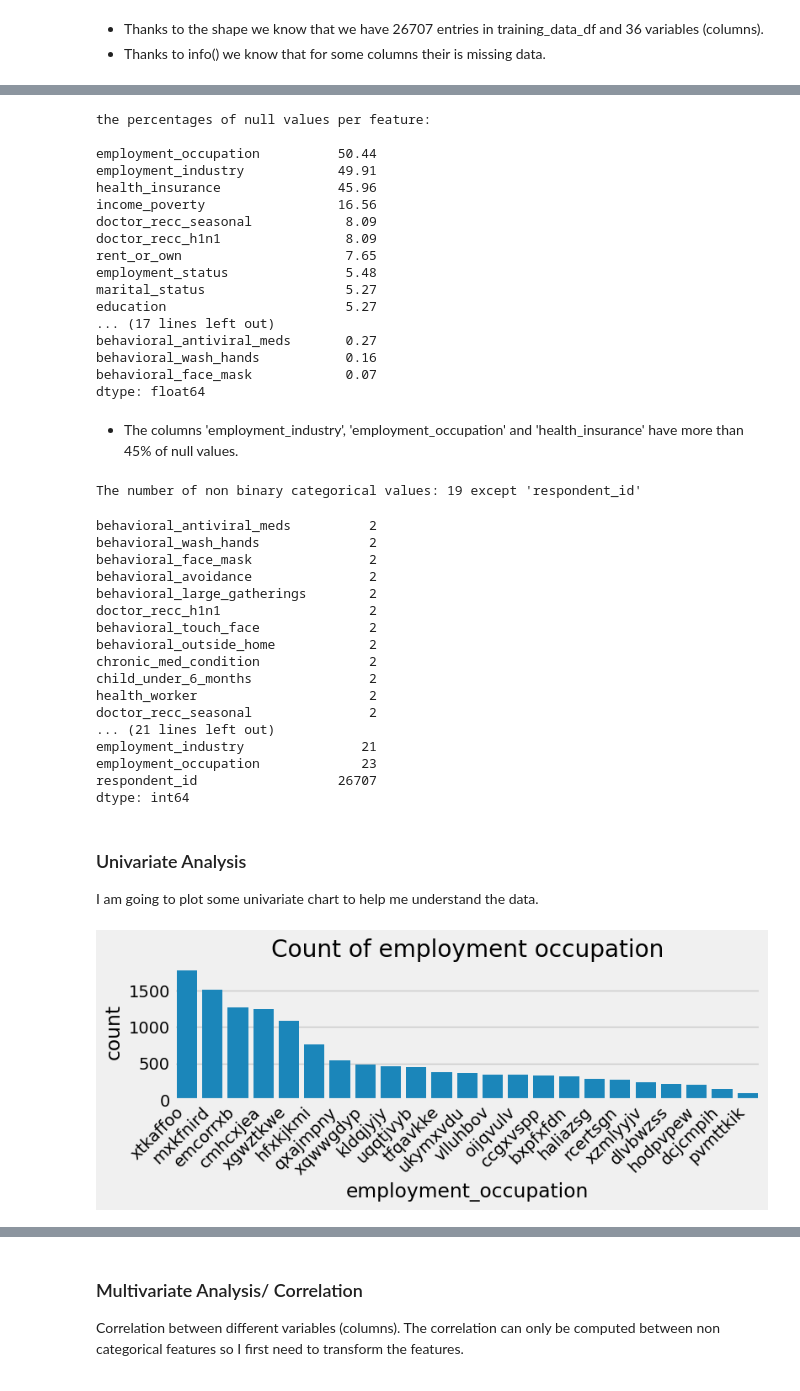
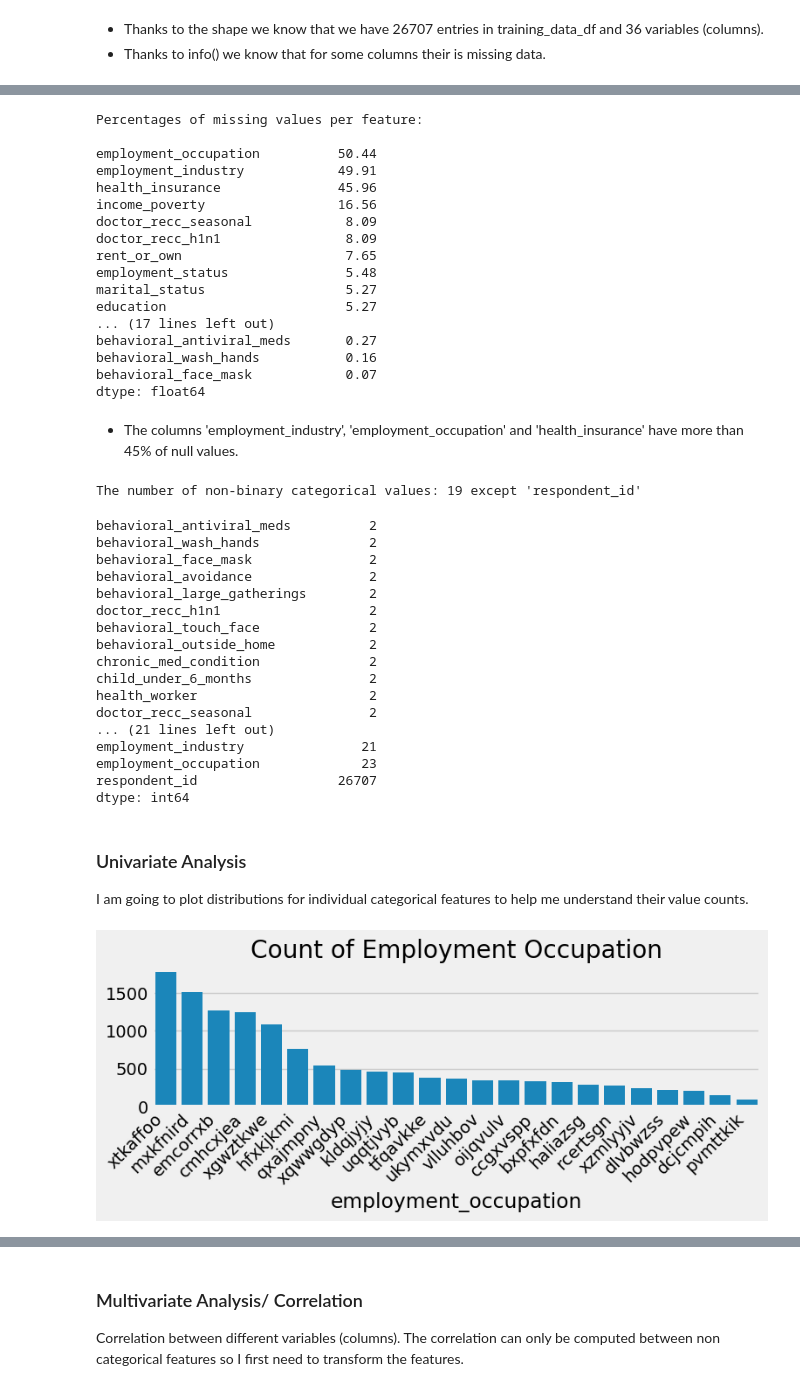
Before and after one commit to koadegno/predict-flu-vaccines, a Jupyter notebook: data_analysis.ipynb, the cells around one changed output, grey strips where cells are left out. Drawn from its saved outputs; the diff is of its cells as text; code cells hidden in the pictures.

```diff
--- a/data_analysis.ipynb
+++ b/data_analysis.ipynb
@@ -63,12 +65,13 @@ employment_industry            13330
 employment_occupation          13470
 dtype: int64
 # %%
-nulls_percentage = nulls[nulls != 0] / training_data_df.shape[0] * 100
-nulls_percentage.sort_values(inplace=True, ascending=False)
-print("the percentages of null values per feature:\n")
-print(round(nulls_percentage, 2))
+# Calculate the percentage of missing values per feature
+missing_percentage = missing_values[missing_values != 0] / training_data_df.shape[0] * 100
+missing_percentage.sort_values(inplace=True, ascending=False)
+print("Percentages of missing values per feature:\n")
+print(round(missing_percentage, 2))
 # %% [output]
-the percentages of null values per feature:
+Percentages of missing values per feature:
 
 employment_occupation          50.44
 employment_industry            49.91
@@ -89,12 +92,16 @@ dtype: float64
 - The columns 'employment_industry', 'employment_occupation' and 'health_insurance' have more than 45% of null values.
 # %%
 # Print the columns that have more than 2 uniques values (non binary) so those a categorical value or continuous value. Based on the number of values I think this is only categorical columns for the moment.
-presume_categorical_feature = training_data_df.nunique()
-presume_non_binary_cat_feature = presume_categorical_feature[training_data_df.nunique() > 2].sort_values()
-print(f"The number of non binary categorical values: {len(presume_non_binary_cat_feature)-1} except 'respondent_id'")
-presume_categorical_feature.sort_values()
+
+unique_value_counts = training_data_df.nunique()
+presume_non_binary_cat_feature = unique_value_counts[unique_value_counts > 2].sort_values()
+
+
+
+print(f"The number of non-binary categorical values: {len(presume_non_binary_cat_feature)-1} except 'respondent_id'")
+unique_value_counts.sort_values()
 # %% [output]
-The number of non binary categorical values: 19 except 'respondent_id'
+The number of non-binary categorical values: 19 except 'respondent_id'
 behavioral_antiviral_meds          2
 behavioral_wash_hands              2
 behavioral_face_mask               2
@@ -114,16 +121,14 @@ respondent_id                  26707
 dtype: int64
 # %% [markdown]
 ### Univariate Analysis
-I am going to plot some univariate chart to help me understand the data.
+I am going to plot distributions for individual categorical features to help me understand their value counts.
 # %%
 employment_occupation_counts = training_data_df["employment_occupation"].value_counts()
 plt.figure(figsize=(8, 2))
-plt.title("Count of employment occupation")
-ax = sns.barplot(
-    employment_occupation_counts,
-)
+plt.title("Count of Employment Occupation")
+ax = sns.barplot(x=employment_occupation_counts.index, y=employment_occupation_counts.values)
 ax.set_xticklabels(ax.get_xticklabels(), rotation=45, ha="right")
 plt.show()
 # %% [output]
-[figure, old version]
+[figure, new version]
 # %%
```
Also changed, not shown: parts of 84 cells of this notebook.
